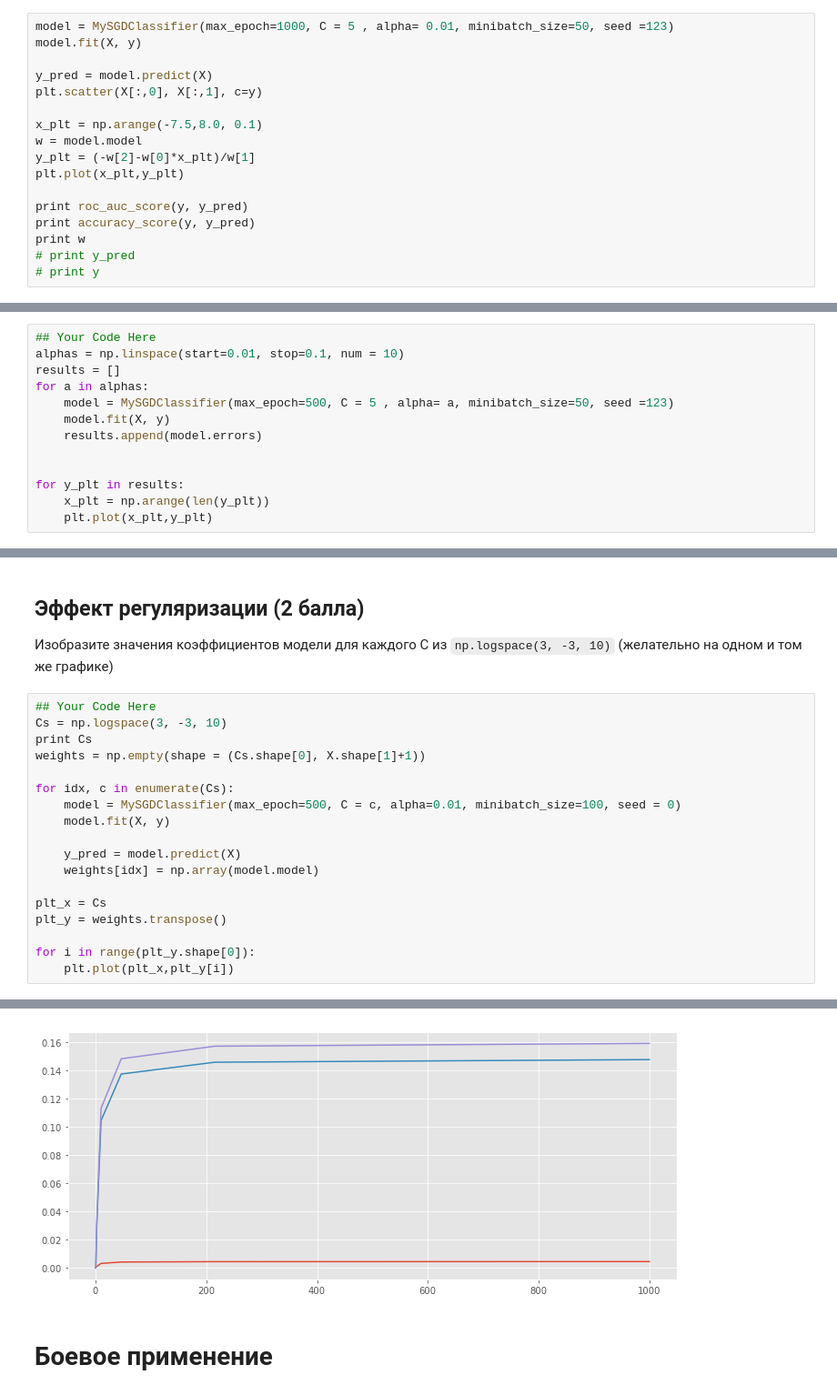
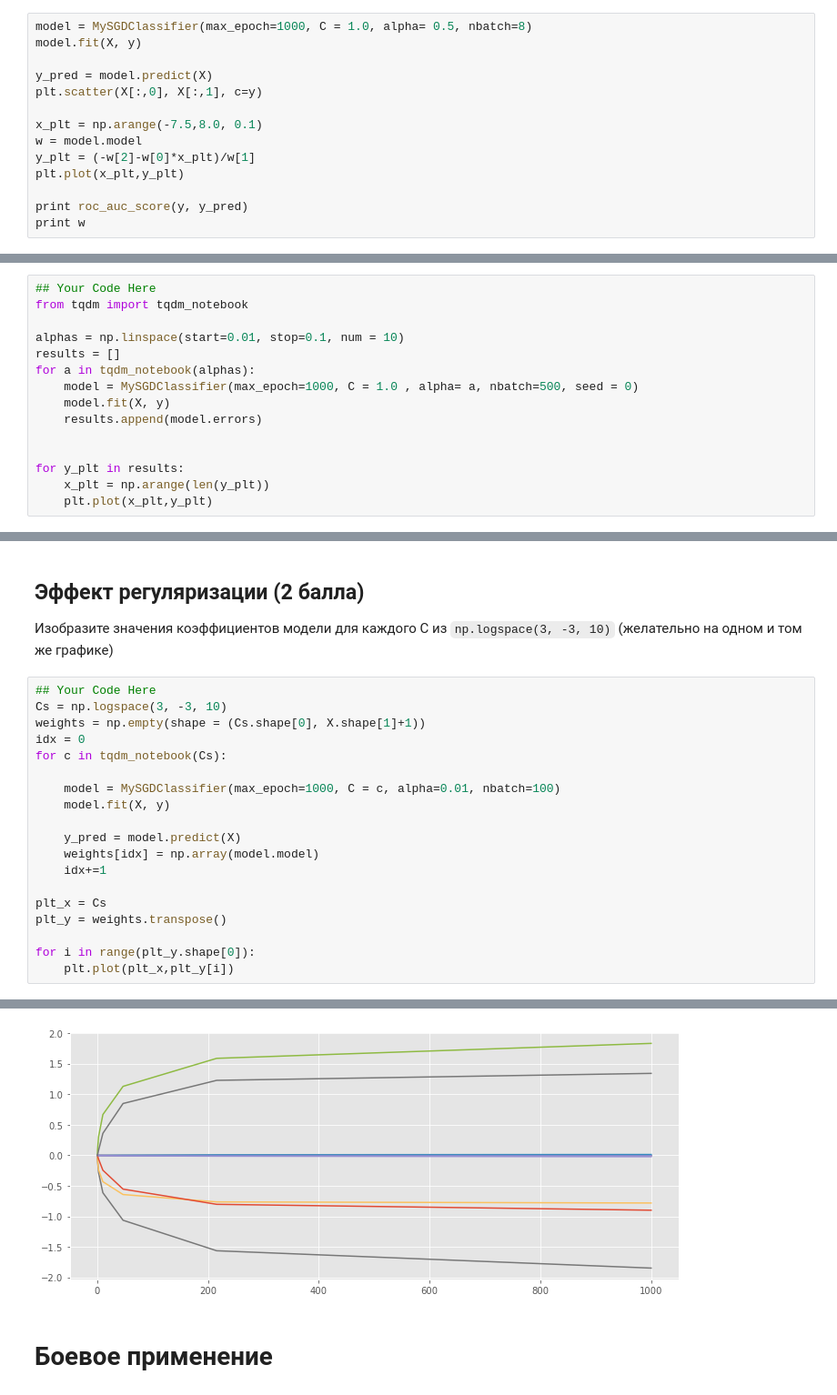
Before and after one commit to PeterZaidel/sphere_ml_2017, a Jupyter notebook: HW4/zaidel-peter-hw4-lin-models.ipynb, the cells around one changed output, grey strips where cells are left out. Shown: that part at 91% size. Cells and saved outputs as stored; diff of their text form.

```diff
--- a/HW4/zaidel-peter-hw4-lin-models.ipynb
+++ b/HW4/zaidel-peter-hw4-lin-models.ipynb
@@ -270,5 +223,5 @@ plt.scatter(X[:,0], X[:,1], c=y)
 # %%
-model = MySGDClassifier(max_epoch=1000, C = 5 , alpha= 0.01, minibatch_size=50, seed =123)
+model = MySGDClassifier(max_epoch=1000, C = 1.0, alpha= 0.5, nbatch=8)
 model.fit(X, y)
 
 y_pred = model.predict(X)
@@ -280,8 +233,5 @@ y_plt = (-w[2]-w[0]*x_plt)/w[1]
 plt.plot(x_plt,y_plt)
 
 print roc_auc_score(y, y_pred)
-print accuracy_score(y, y_pred)
 print w
-# print y_pred
-# print y
 # %% [output]
@@ -361,10 +290,12 @@ X, y = make_classification(n_samples=100000, n_features=10,
 Покажите сходимость вашего метода: изобразите графики зависимости значения функции потерь (по всей выборке) после очередной итерации/батча/эпохи (выбрать одно) для разных `alpha`.
 # %%
 ## Your Code Here
+from tqdm import tqdm_notebook
+
 alphas = np.linspace(start=0.01, stop=0.1, num = 10)
 results = []
-for a in alphas:
-    model = MySGDClassifier(max_epoch=500, C = 5 , alpha= a, minibatch_size=50, seed =123)
+for a in tqdm_notebook(alphas):
+    model = MySGDClassifier(max_epoch=1000, C = 1.0 , alpha= a, nbatch=500, seed = 0)
     model.fit(X, y)
     results.append(model.errors)
 
@@ -381,15 +312,16 @@ for y_plt in results:
 # %%
 ## Your Code Here
 Cs = np.logspace(3, -3, 10)
-print Cs
 weights = np.empty(shape = (Cs.shape[0], X.shape[1]+1))
+idx = 0
+for c in tqdm_notebook(Cs):
 
-for idx, c in enumerate(Cs):
-    model = MySGDClassifier(max_epoch=500, C = c, alpha=0.01, minibatch_size=100, seed = 0)
+    model = MySGDClassifier(max_epoch=1000, C = c, alpha=0.01, nbatch=100)
     model.fit(X, y)
 
     y_pred = model.predict(X)
     weights[idx] = np.array(model.model)
+    idx+=1
 
 plt_x = Cs
 plt_y = weights.transpose()
@@ -403,4 +332,4 @@ for i in range(plt_y.shape[0]):
-[figure, old version]
+[figure, new version]
 # %% [markdown]
 # Боевое применение
 # %% [markdown]
```
Also changed, not shown: parts of 31 cells of this notebook.
